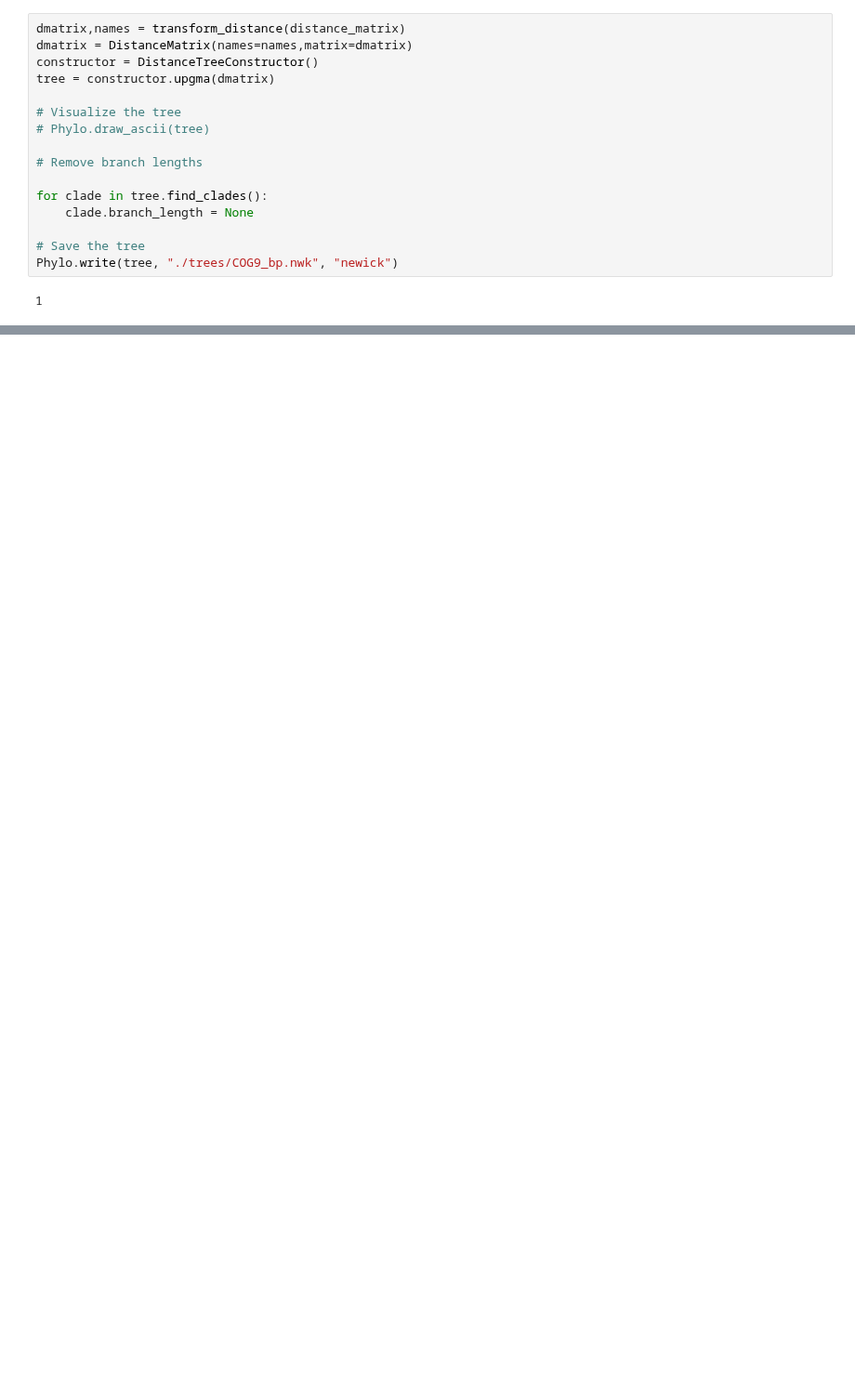
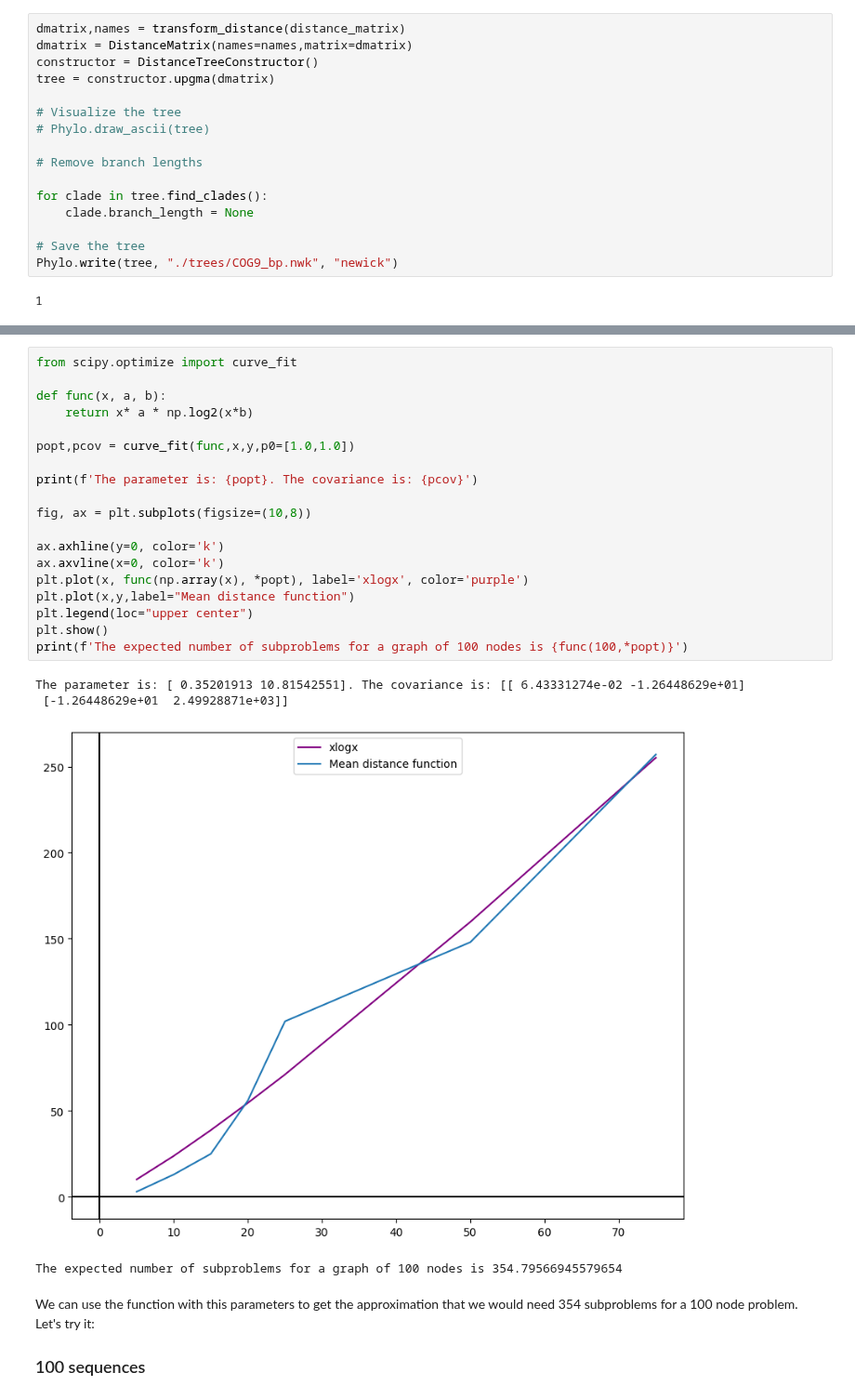
Before and after one commit to Nicofero/PhyloTree_ReConst, a Jupyter notebook: qa_phylo_tree.ipynb, the cells around one changed output, grey strips where cells are left out. Shown at 93% size. Saved outputs shown, nothing was run; the diff lists cells and outputs as text; blank space fills up the shorter version.

```diff
--- a/qa_phylo_tree.ipynb
+++ b/qa_phylo_tree.ipynb
@@ -1548,0 +1544,28 @@ slice_alignment("alignments/COG9.sim.p",75)
+# %%
+from scipy.optimize import curve_fit
+
+def func(x, a, b):
+    return x* a * np.log2(x*b)
+
+popt,pcov = curve_fit(func,x,y,p0=[1.0,1.0])
+
+print(f'The parameter is: {popt}. The covariance is: {pcov}')
+
+fig, ax = plt.subplots(figsize=(10,8))
+
+ax.axhline(y=0, color='k')
+ax.axvline(x=0, color='k')
+plt.plot(x, func(np.array(x), *popt), label='xlogx', color='purple')
+plt.plot(x,y,label="Mean distance function")
+plt.legend(loc="upper center")
+plt.show()
+print(f'The expected number of subproblems for a graph of 100 nodes is {func(100,*popt)}')
+# %% [output]
+The parameter is: [ 0.35201913 10.81542551]. The covariance is: [[ 6.43331274e-02 -1.26448629e+01]
+ [-1.26448629e+01  2.49928871e+03]]
+[figure, added]
+The expected number of subproblems for a graph of 100 nodes is 354.79566945579654
+# %% [markdown]
+We can use the function with this parameters to get the approximation that we would need 354 subproblems for a 100 node problem. Let's try it:
+
+### 100 sequences
```
Also changed, not shown: parts of 15 cells of this notebook, 7 other files.
